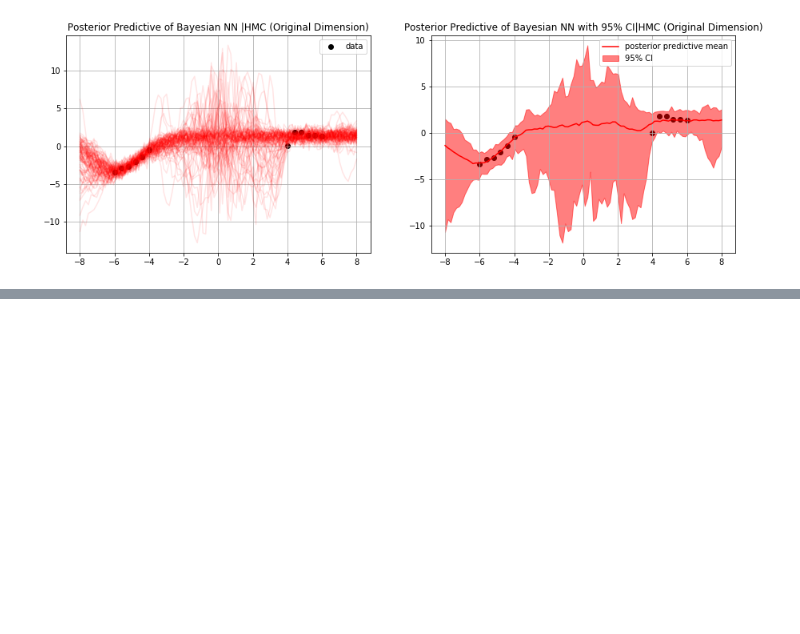
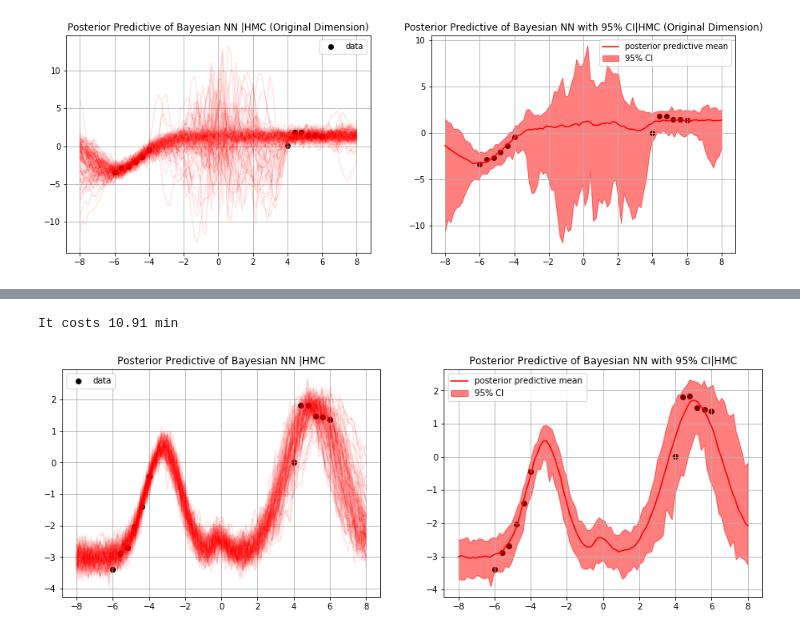
Before and after one commit to Yuting-Kou/am207_Project, a Jupyter notebook: src/Final_Report.ipynb, the cells around one changed output, grey strips where cells are left out. Saved outputs shown, nothing was run; the diff lists cells and outputs as text; code cells hidden in the pictures; blank space fills up the shorter version.

```diff
--- a/src/Final_Report.ipynb
+++ b/src/Final_Report.ipynb
@@ -548,0 +545,4 @@ In our algorithm, we construct the deviation matrix with the smallest $M$ deviat
+# %%
+my_subspace = Subspace.create(subspace_type="pca", model=my_nn, n_subspace=2)
+my_subspace.collect_vector(X=x, y=y, method='S') # chose the method as L
+P, w = my_subspace.get_space()
@@ -548,0 +558,10 @@ In our algorithm, we construct the deviation matrix with the smallest $M$ deviat
+# %%
+my_inference = Inference.create(inference_type="HMC", model=my_nn, P=P, w_hat=w,  tune_params=hmc_tune_params,
+                               Sigma_Z=5)
+
+# get initial weights (in subspace dimension!!)
+position_init = my_nn.get_z_from_W(weights=my_nn.weights, P=my_inference.P, w_hat=my_inference.w_hat)
+# %%
+begin=time.time()
+my_inference.train(X=x, y=y, warm_start=False, position_init=position_init)
+end=time.time()
@@ -548,0 +586,33 @@ In our algorithm, we construct the deviation matrix with the smallest $M$ deviat
+# %%
+print('It costs {:.2f} min'.format((end-begin)/60))
+# %% [output]
+It costs 10.91 min
+# %%
+# get posterior z
+n_sample = 100
+post_sample = my_inference.get_posterior(n_samples=n_sample)
+x_test = np.linspace(-8, 8, 100)
+y_test_bnn = my_nn.forward(P=P, w_hat=w,z=post_sample, X=x_test.reshape((1, -1))).reshape(100, 100) + np.random.normal(0, my_nn.Sigma_Y_det, size = (100, 100))
+# %%
+# plot
+plt.figure(figsize=(15, 5))
+plt.subplot(1, 2, 1)
+plt.grid()
+plt.title('Posterior Predictive of Bayesian NN |HMC')
+# plt.ylim(-15, 15)
+for i in range(n_sample):
+    plt.plot(x_test, y_test_bnn[i], color='red', alpha=max(1 / n_sample, 0.1))
+plt.scatter(x, y, color='black', label='data')
+plt.legend()
+plt.subplot(1, 2, 2)
+plt.scatter(x, y, color='black')
+plt.plot(x_test, y_test_bnn.mean(0), color='red', label='posterior predictive mean')
+plt.fill_between(x_test, np.percentile(y_test_bnn, 0.25, axis=0), np.percentile(y_test_bnn, 97.5, axis=0),
+                 color='red', label='95% CI', alpha=0.5)
+plt.legend(loc='best')
+plt.title('Posterior Predictive of Bayesian NN with 95% CI|HMC')
+plt.grid()
+# plt.ylim(-15, 15)
+plt.show()
+# %% [output]
+[figure, added]
```
Also changed, not shown: parts of 13 cells of this notebook.
